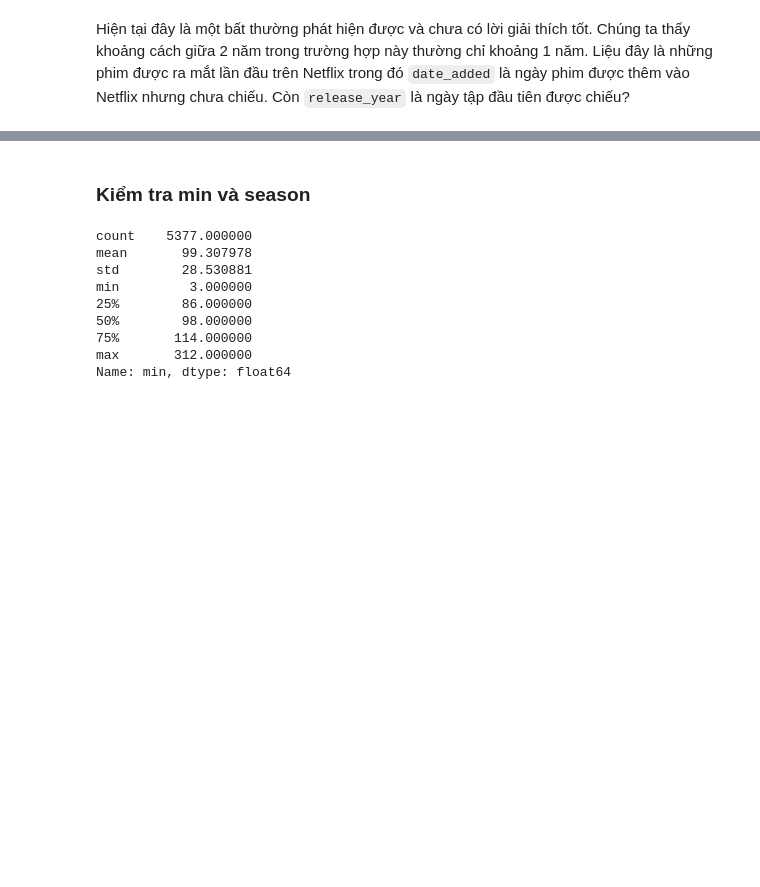
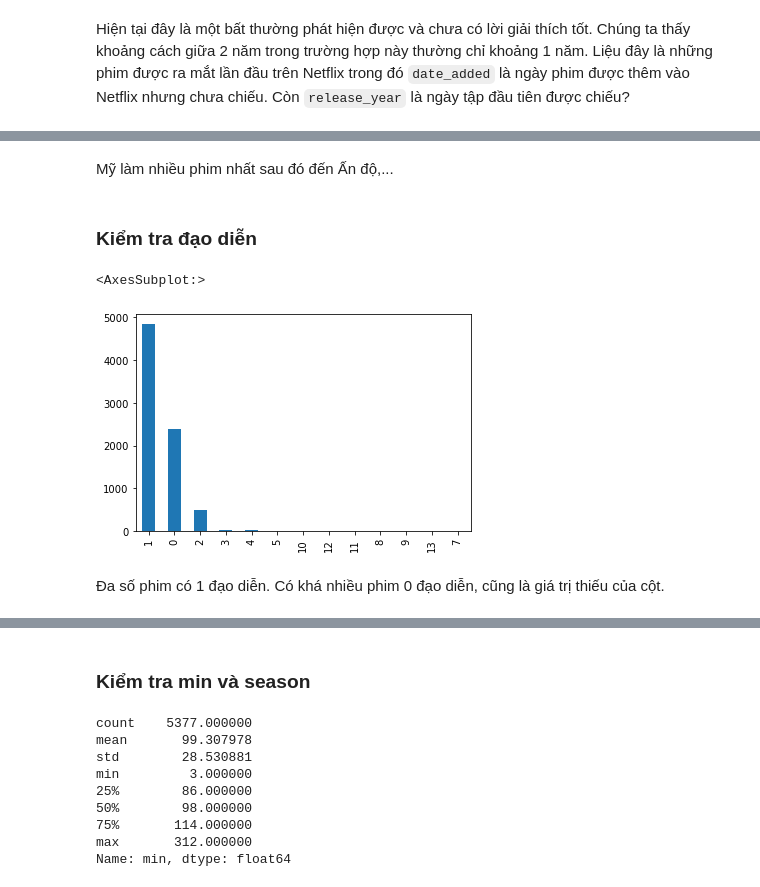
Before and after one commit to sgrayk/P4DS, a Jupyter notebook: Phuc.ipynb, the cells around one changed output, grey strips where cells are left out. Saved outputs shown, nothing was run; the diff lists cells and outputs as text; code cells hidden in the pictures; blank space fills up the shorter version.

```diff
--- a/Phuc.ipynb
+++ b/Phuc.ipynb
@@ -365,0 +509,11 @@ Hiện tại đây là một bất thường phát hiện được và chưa có
+# %% [markdown]
+Mỹ làm nhiều phim nhất sau đó đến Ấn độ,...
+# %% [markdown]
+### Kiểm tra đạo diễn
+# %%
+df_movies['director'].apply(lambda x:len(x)).value_counts().plot.bar()
+# %% [output]
+<AxesSubplot:>
+[figure, added]
+# %% [markdown]
+Đa số phim có 1 đạo diễn. Có khá nhiều phim 0 đạo diễn, cũng là giá trị thiếu của cột.
```
Also changed, not shown: parts of 41 cells of this notebook.
